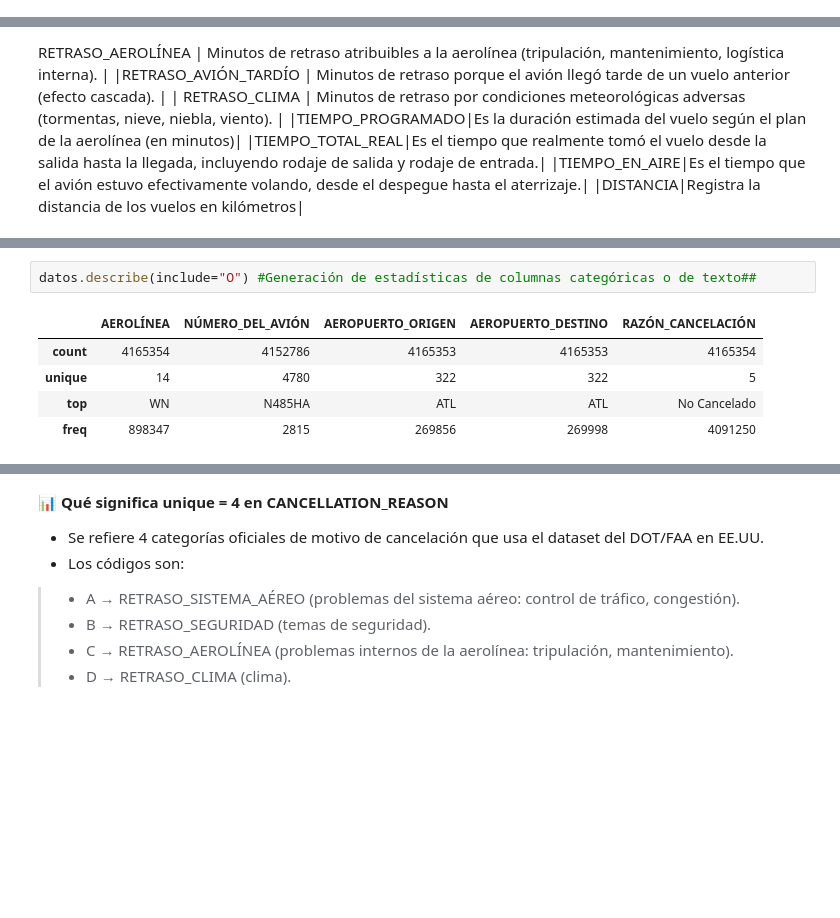
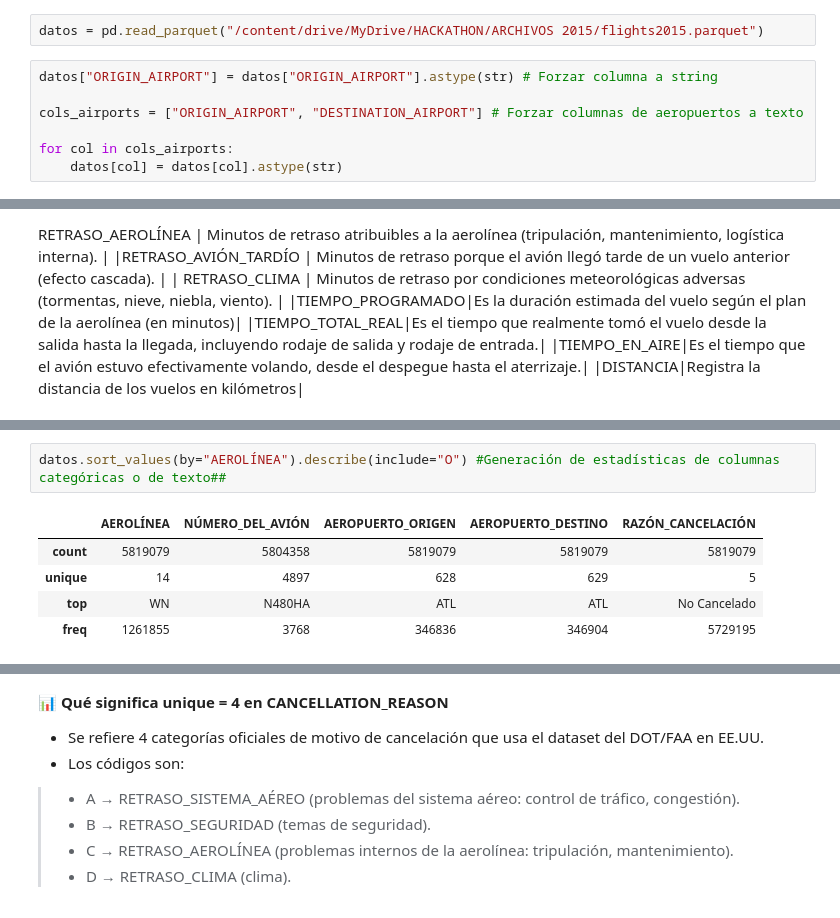
Before and after one commit to arnaldourbina/HACKATON_Equipo_H12-25-L-Equipo74, a Jupyter notebook: Análisis_flights2015.ipynb, the cells around one changed output, grey strips where cells are left out. Drawn from its saved outputs; the diff is of its cells as text; blank space fills up the shorter version.

```diff
--- a/Análisis_flights2015.ipynb
+++ b/Análisis_flights2015.ipynb
@@ -11,3 +12,12 @@ from google.colab import drive
 drive.mount('/content/drive')
 # %% [output]
 Drive already mounted at /content/drive; to attempt to forcibly remount, call drive.mount("/content/drive", force_remount=True).
+# %%
+datos = pd.read_parquet("/content/drive/MyDrive/HACKATHON/ARCHIVOS 2015/flights2015.parquet")
+# %%
+datos["ORIGIN_AIRPORT"] = datos["ORIGIN_AIRPORT"].astype(str) # Forzar columna a string
+
+cols_airports = ["ORIGIN_AIRPORT", "DESTINATION_AIRPORT"] # Forzar columnas de aeropuertos a texto
+
+for col in cols_airports:
+    datos[col] = datos[col].astype(str)
@@ -192,8 +192,8 @@ datos.describe()
 # %%
-datos.describe(include="O") #Generación de estadísticas de columnas categóricas o de texto##
+datos.sort_values(by="AEROLÍNEA").describe(include="O") #Generación de estadísticas de columnas categóricas o de texto##
 # %% [output]
 |  | AEROLÍNEA | NÚMERO_DEL_AVIÓN | AEROPUERTO_ORIGEN | AEROPUERTO_DESTINO | RAZÓN_CANCELACIÓN |
-| count | 4165354 | 4152786 | 4165353 | 4165353 | 4165354 |
-| unique | 14 | 4780 | 322 | 322 | 5 |
-| top | WN | N485HA | ATL | ATL | No Cancelado |
-| freq | 898347 | 2815 | 269856 | 269998 | 4091250 |
+| count | 5819079 | 5804358 | 5819079 | 5819079 | 5819079 |
+| unique | 14 | 4897 | 628 | 629 | 5 |
+| top | WN | N480HA | ATL | ATL | No Cancelado |
+| freq | 1261855 | 3768 | 346836 | 346904 | 5729195 |
```
Also changed, not shown: parts of 30 cells of this notebook.
